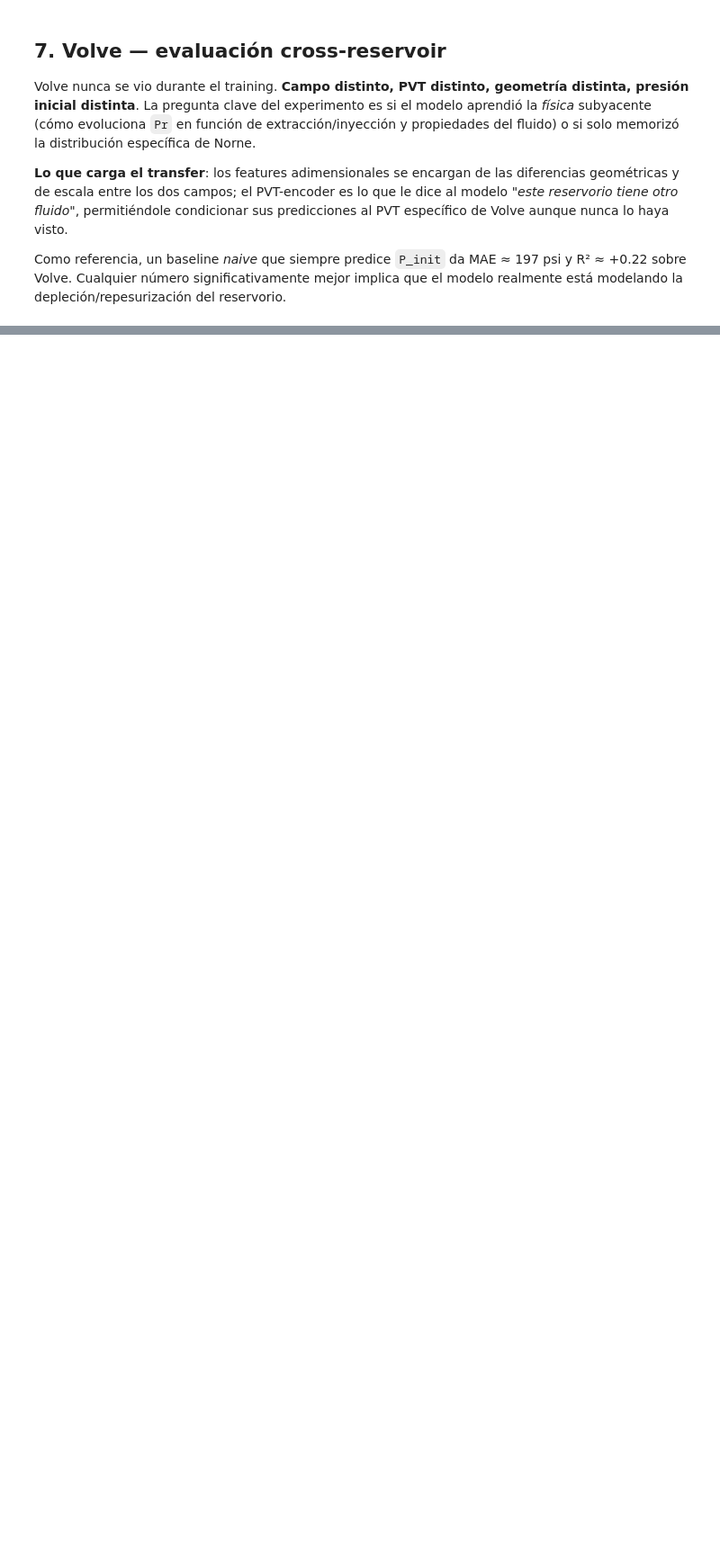
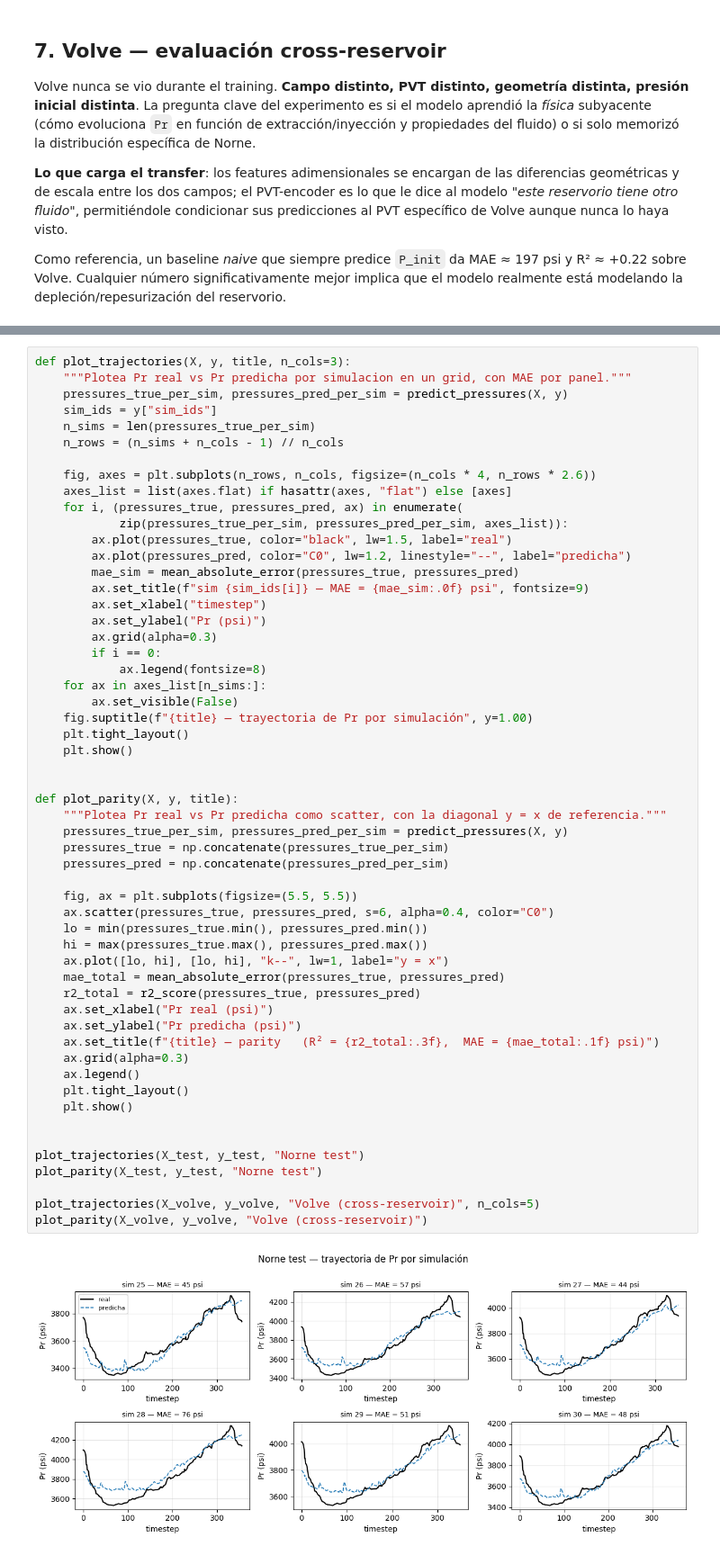
Before and after one commit to tpp-grupo-166/opm-datasets, a Jupyter notebook: notebooks/lstm_pvt_e30.ipynb, the cells around one changed output, grey strips where cells are left out. Shown at 90% size. Drawn from its saved outputs; the diff is of its cells as text; blank space fills up the shorter version.

```diff
--- a/notebooks/lstm_pvt_e30.ipynb
+++ b/notebooks/lstm_pvt_e30.ipynb
@@ -341,0 +355,57 @@ pd.DataFrame([evaluate(X_volve, y_volve, "Volve (cross-reservoir)")])
+# %%
+def plot_trajectories(X, y, title, n_cols=3):
+    """Plotea Pr real vs Pr predicha por simulacion en un grid, con MAE por panel."""
+    pressures_true_per_sim, pressures_pred_per_sim = predict_pressures(X, y)
+    sim_ids = y["sim_ids"]
+    n_sims = len(pressures_true_per_sim)
+    n_rows = (n_sims + n_cols - 1) // n_cols
+
+    fig, axes = plt.subplots(n_rows, n_cols, figsize=(n_cols * 4, n_rows * 2.6))
+    axes_list = list(axes.flat) if hasattr(axes, "flat") else [axes]
+    for i, (pressures_true, pressures_pred, ax) in enumerate(
+            zip(pressures_true_per_sim, pressures_pred_per_sim, axes_list)):
+        ax.plot(pressures_true, color="black", lw=1.5, label="real")
+        ax.plot(pressures_pred, color="C0", lw=1.2, linestyle="--", label="predicha")
+        mae_sim = mean_absolute_error(pressures_true, pressures_pred)
+        ax.set_title(f"sim {sim_ids[i]} — MAE = {mae_sim:.0f} psi", fontsize=9)
+        ax.set_xlabel("timestep")
+        ax.set_ylabel("Pr (psi)")
+        ax.grid(alpha=0.3)
+        if i == 0:
+            ax.legend(fontsize=8)
+    for ax in axes_list[n_sims:]:
+        ax.set_visible(False)
+    fig.suptitle(f"{title} — trayectoria de Pr por simulación", y=1.00)
+    plt.tight_layout()
+    plt.show()
+
+
+def plot_parity(X, y, title):
+    """Plotea Pr real vs Pr predicha como scatter, con la diagonal y = x de referencia."""
+    pressures_true_per_sim, pressures_pred_per_sim = predict_pressures(X, y)
+    pressures_true = np.concatenate(pressures_true_per_sim)
+    pressures_pred = np.concatenate(pressures_pred_per_sim)
+
+    fig, ax = plt.subplots(figsize=(5.5, 5.5))
+    ax.scatter(pressures_true, pressures_pred, s=6, alpha=0.4, color="C0")
+    lo = min(pressures_true.min(), pressures_pred.min())
+    hi = max(pressures_true.max(), pressures_pred.max())
+    ax.plot([lo, hi], [lo, hi], "k--", lw=1, label="y = x")
+    mae_total = mean_absolute_error(pressures_true, pressures_pred)
+    r2_total = r2_score(pressures_true, pressures_pred)
+    ax.set_xlabel("Pr real (psi)")
+    ax.set_ylabel("Pr predicha (psi)")
+    ax.set_title(f"{title} — parity   (R² = {r2_total:.3f},  MAE = {mae_total:.1f} psi)")
+    ax.grid(alpha=0.3)
+    ax.legend()
+    plt.tight_layout()
+    plt.show()
+
+
+plot_trajectories(X_test, y_test, "Norne test")
+plot_parity(X_test, y_test, "Norne test")
+
+plot_trajectories(X_volve, y_volve, "Volve (cross-reservoir)", n_cols=5)
+plot_parity(X_volve, y_volve, "Volve (cross-reservoir)")
+# %% [output]
+[figure, added]
```
Also changed, not shown: parts of 10 cells of this notebook, 2 other files.
